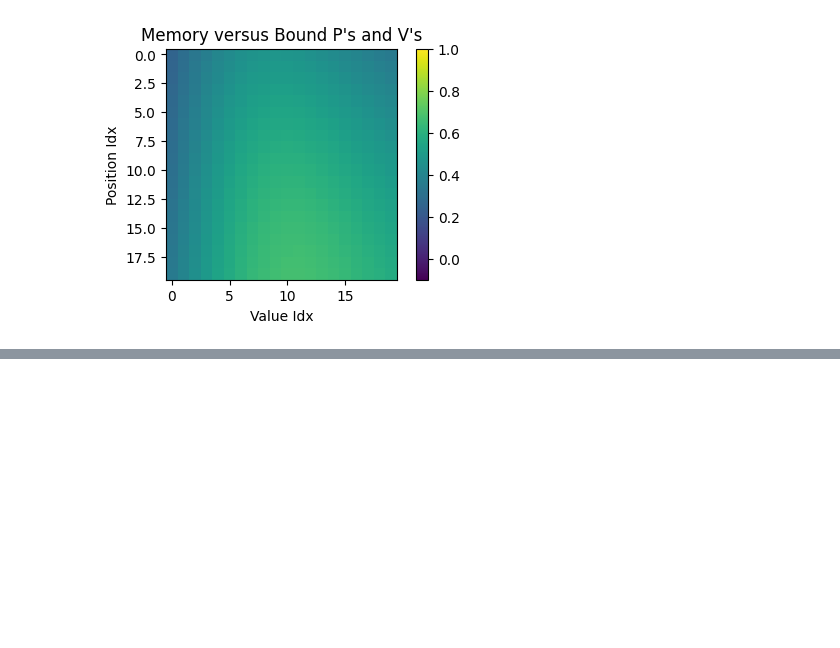
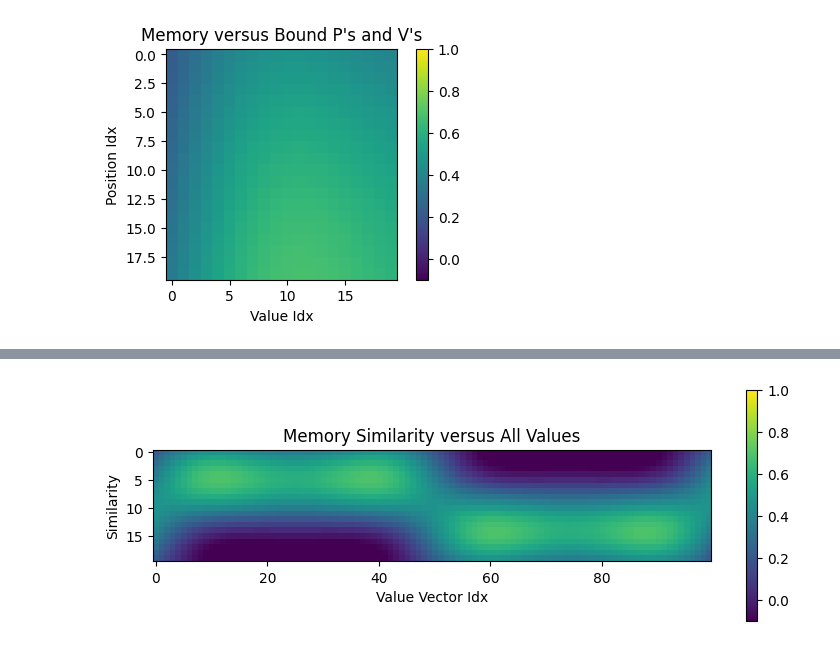
Before and after one commit to Parsa-Research-Laboratory/HyperSpace, a Jupyter notebook: experiments/development/1d_curve.ipynb, the cells around one changed output, grey strips where cells are left out. Saved outputs shown, nothing was run; the diff lists cells and outputs as text; code cells hidden in the pictures; blank space fills up the shorter version.

```diff
--- a/experiments/development/1d_curve.ipynb
+++ b/experiments/development/1d_curve.ipynb
@@ -465,0 +491,20 @@ del pv_sims
+# %%
+# ---------------------------------------------------------------------
+# compare the inverted memory with respect to all
+# ground truth value vectors
+# ---------------------------------------------------------------------
+
+m_to_vv_sims, _ = hrr_backend.similarity(pi_memory, y_gt_vectors)
+
+x = torch.arange(0, m_to_vv_sims.shape[0]).cpu().numpy()
+
+plt.figure(figsize=(9, 3))
+plt.imshow(m_to_vv_sims, vmin=-0.1, vmax=1.0)
+plt.xlabel("Value Vector Idx")
+plt.ylabel("Similarity")
+plt.colorbar()
+plt.title("Memory Similarity versus All Values")
+
+del x, m_to_vv_sims
+# %% [output]
+[figure, added]
```
Also changed, not shown: parts of 8 cells of this notebook.
